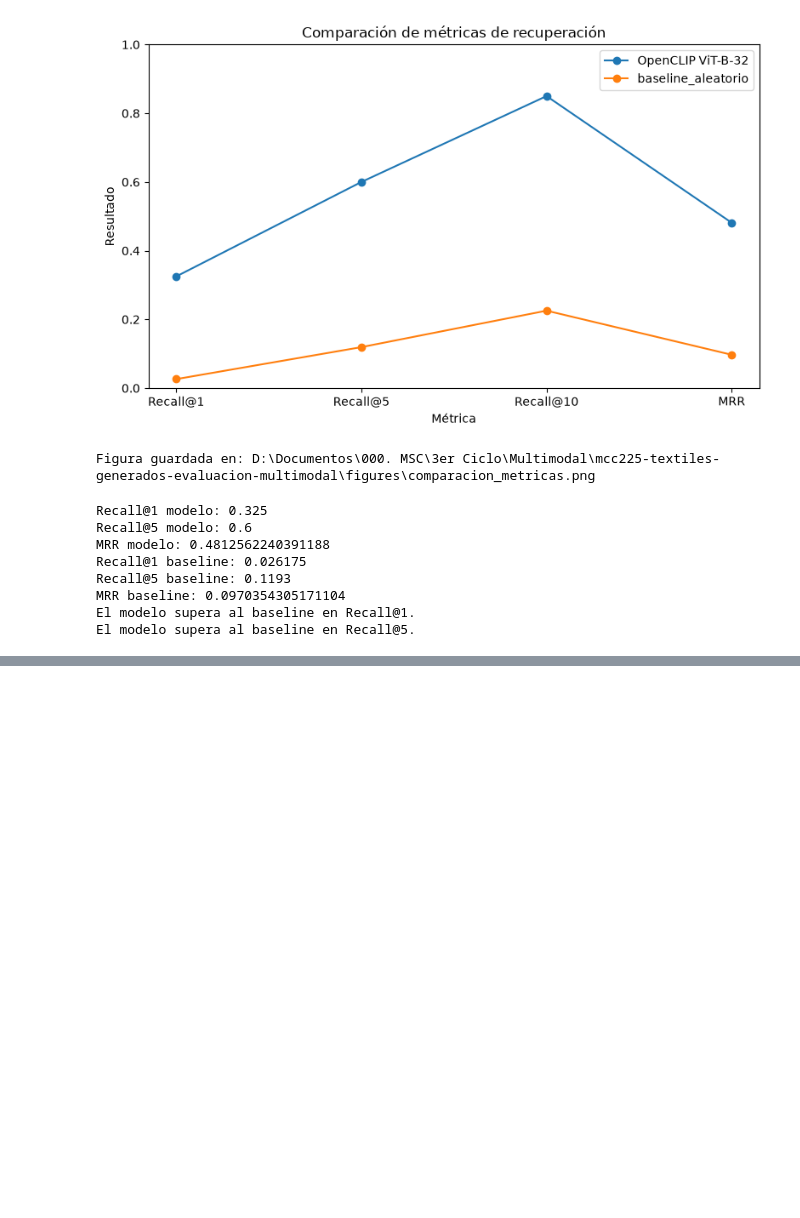
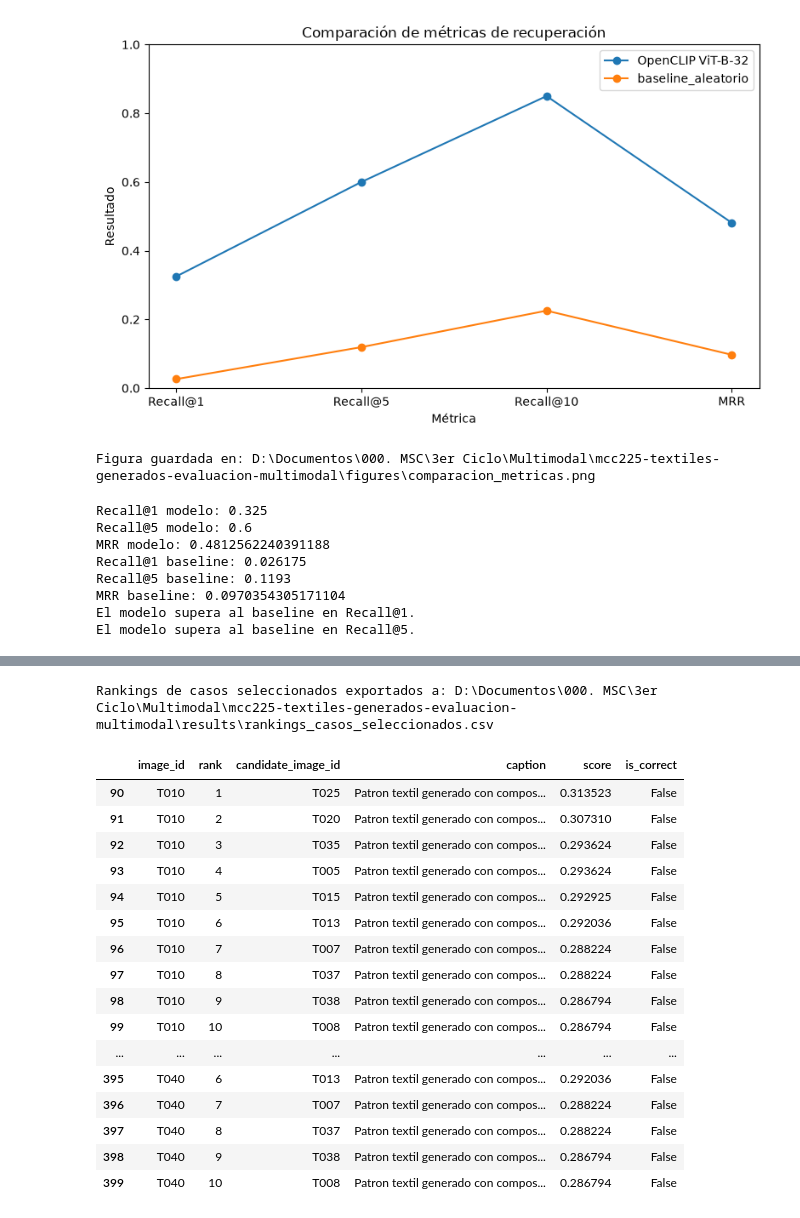
Before and after one commit to hsancheza90-art/mcc225-textiles-generados-evaluacion-multimodal, a Jupyter notebook: notebooks/Cuaderno14_MCC225_resuelto.ipynb, the cells around one changed output, grey strips where cells are left out. Cells and saved outputs as stored; diff of their text form; code cells hidden in the pictures; blank space fills up the shorter version.

```diff
--- a/notebooks/Cuaderno14_MCC225_resuelto.ipynb
+++ b/notebooks/Cuaderno14_MCC225_resuelto.ipynb
@@ -731,0 +959,51 @@ El modelo supera al baseline en Recall@5.
+# %%
+# ============================================================
+# 21. Rankings top 10 de los casos seleccionados
+# ============================================================
+
+selected_image_ids = casos_analizados_df["image_id"].tolist()
+
+selected_rankings_df = rankings_df[
+    rankings_df["image_id"].isin(selected_image_ids)
+].copy()
+
+selected_rankings_path = RESULTS_DIR / "rankings_casos_seleccionados.csv"
+
+selected_rankings_df.to_csv(
+    selected_rankings_path,
+    index=False,
+    encoding="utf-8",
+    lineterminator="\n"
+)
+
+print("Rankings de casos seleccionados exportados a:", selected_rankings_path)
+
+selected_rankings_df[
+    [
+        "image_id",
+        "rank",
+        "candidate_image_id",
+        "caption",
+        "score",
+        "is_correct"
+    ]
+].head(50)
+# %% [output]
+Rankings de casos seleccionados exportados a: D:\Documentos\000. MSC\3er Ciclo\Multimodal\mcc225-textiles-generados-evaluacion-multimodal\results\rankings_casos_seleccionados.csv
+|  | image_id | rank | candidate_image_id | caption | score | is_correct |
+| 90 | T010 | 1 | T025 | Patron textil generado con compos... | 0.313523 | False |
+| 91 | T010 | 2 | T020 | Patron textil generado con compos... | 0.307310 | False |
+| 92 | T010 | 3 | T035 | Patron textil generado con compos... | 0.293624 | False |
+| 93 | T010 | 4 | T005 | Patron textil generado con compos... | 0.293624 | False |
+| 94 | T010 | 5 | T015 | Patron textil generado con compos... | 0.292925 | False |
+| 95 | T010 | 6 | T013 | Patron textil generado con compos... | 0.292036 | False |
+| 96 | T010 | 7 | T007 | Patron textil generado con compos... | 0.288224 | False |
+| 97 | T010 | 8 | T037 | Patron textil generado con compos... | 0.288224 | False |
+| 98 | T010 | 9 | T038 | Patron textil generado con compos... | 0.286794 | False |
+| 99 | T010 | 10 | T008 | Patron textil generado con compos... | 0.286794 | False |
+| ... | ... | ... | ... | ... | ... | ... |
+| 395 | T040 | 6 | T013 | Patron textil generado con compos... | 0.292036 | False |
+| 396 | T040 | 7 | T007 | Patron textil generado con compos... | 0.288224 | False |
+| 397 | T040 | 8 | T037 | Patron textil generado con compos... | 0.288224 | False |
+| 398 | T040 | 9 | T038 | Patron textil generado con compos... | 0.286794 | False |
+| 399 | T040 | 10 | T008 | Patron textil generado con compos... | 0.286794 | False |
```
Also changed, not shown: parts of 7 cells of this notebook, 5 other files.
